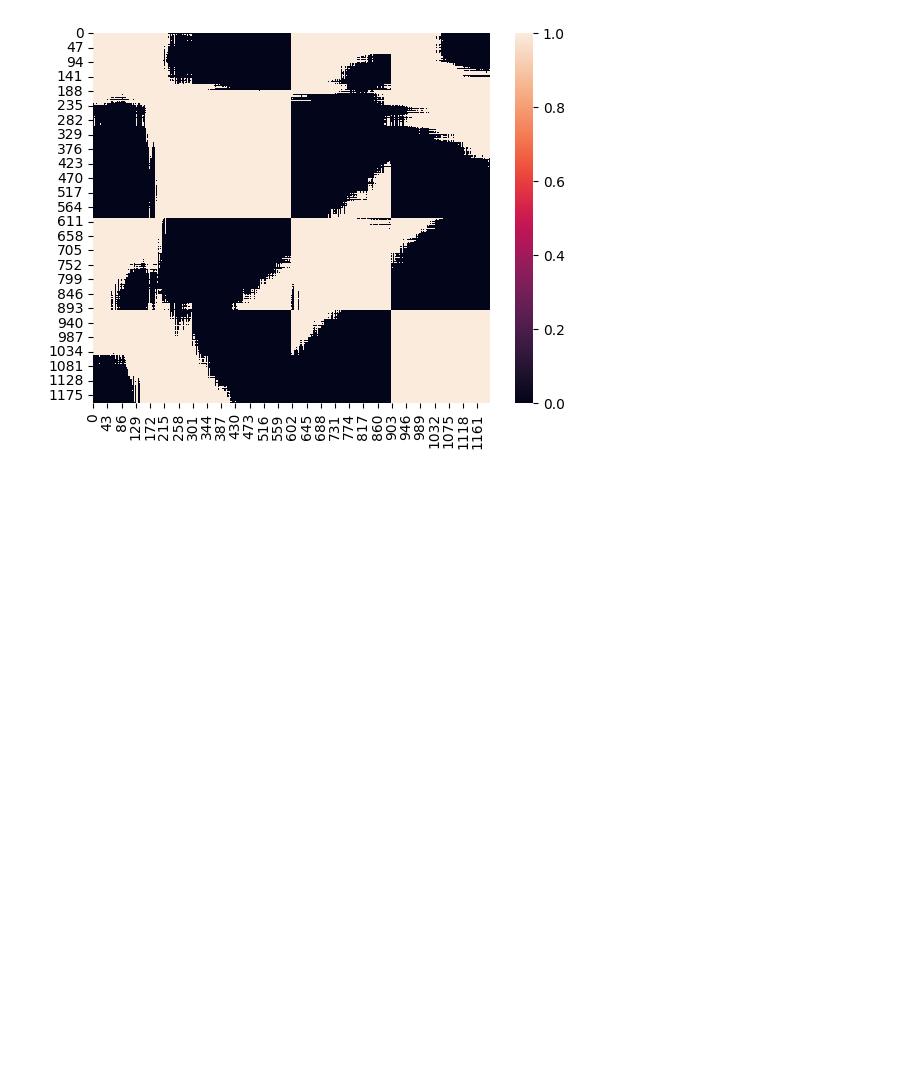
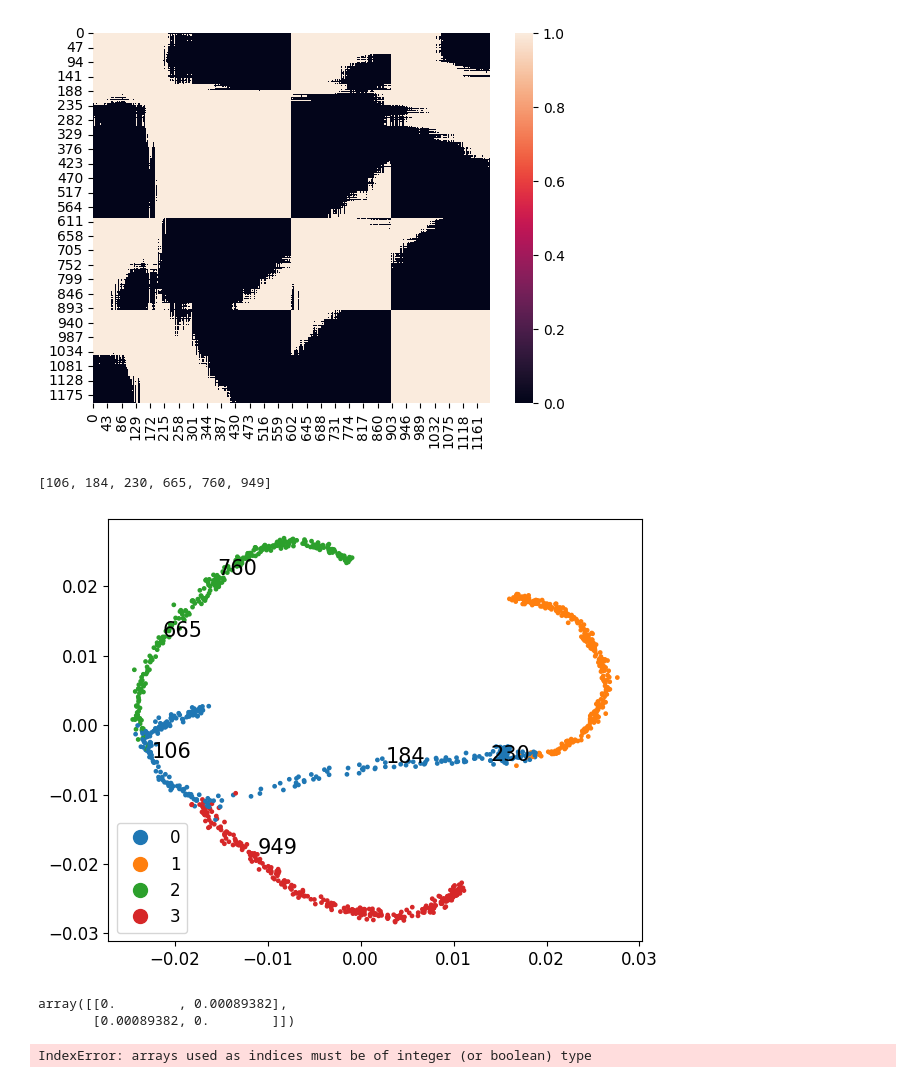
Before and after one commit to dsm-72/degex, a Jupyter notebook: examples/20230307_branch_point_cleaner.ipynb, the cells around one changed output. Drawn from its saved outputs; the diff is of its cells as text; code cells hidden in the pictures; blank space fills up the shorter version.

Commit message:
hacking branch prediction

```diff
--- a/examples/20230307_branch_point_cleaner.ipynb
+++ b/examples/20230307_branch_point_cleaner.ipynb
@@ -61,0 +132,20 @@ sns.heatmap(paird)
+# %%
+hacky_branch_point_prediction(
+    data_ph, 100, 5, 99, 0.01, branches, toggle=True
+)
+# %% [output]
+[106, 184, 230, 665, 760, 949]
+[figure, added]
+# %%
+
+
+sp.spatial.distance.cdist(data_ph[[242, 245]], data_ph[[242, 245]])
+# %% [output]
+array([[0.        , 0.00089382],
+       [0.00089382, 0.        ]])
+# %%
+hacky_branch_point_prediction(
+    data_ph, 200, 5, 99, 0.35, branches
+)
+# %% [output]
+IndexError: arrays used as indices must be of integer (or boolean) type
```
Also changed, not shown: parts of 13 cells of this notebook.
